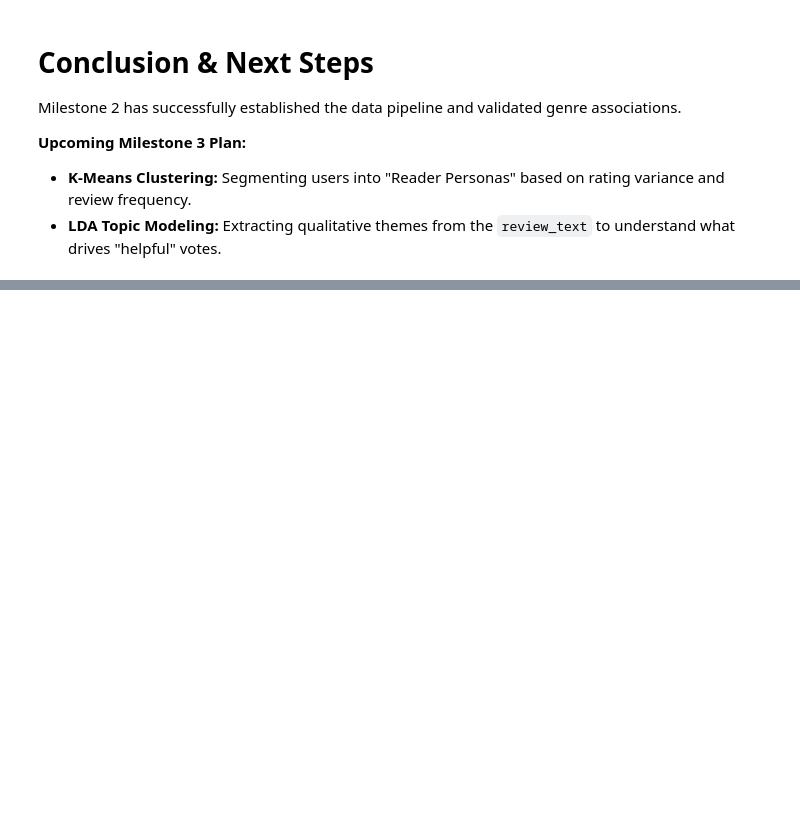
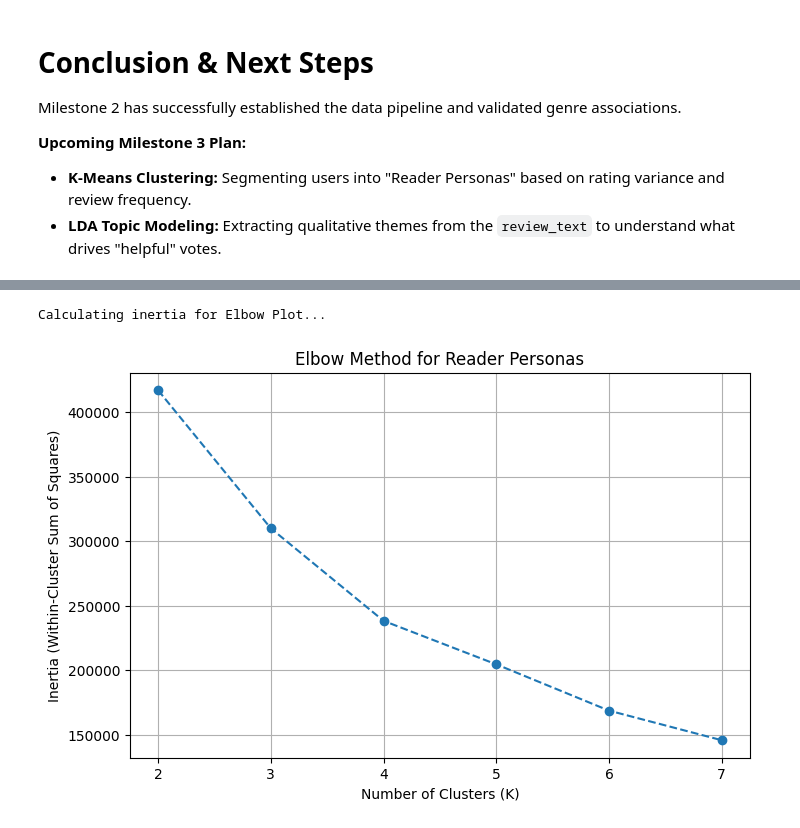
Before and after one commit to crystalstorm466/cs4412-project, a Jupyter notebook: notebooks/Data Mining Project.ipynb, the cells around one changed output, grey strips where cells are left out. Saved outputs shown, nothing was run; the diff lists cells and outputs as text; code cells hidden in the pictures; blank space fills up the shorter version.

```diff
--- a/notebooks/Data Mining Project.ipynb
+++ b/notebooks/Data Mining Project.ipynb
@@ -851,0 +877,18 @@ Milestone 2 has successfully established the data pipeline and validated genre a
+# %%
+import pandas as pd
+import numpy as np
+
+df_reviews = pd.read_csv('../data/03_extractedreviews.csv')
+
+print("Aggregating user metrics")
+user_features = df_reviews.groupby('user_id').agg(
+    review_frequency=('book_id', 'count'), # How many books did they rate?
+    avg_rating=('rating', 'mean'),         # Are they a harsh critic or generous?
+    rating_variance=('rating', 'var')      # Do they use the whole 1-5 scale?
+).reset_index()
+
+user_features['rating_variance'] = user_features['rating_variance'].fillna(0) # users w/ only one review has a rating variance of NaN
+user_features = user_features[user_features['review_frequency'] >= 3] # filter out outliers that only have 3
+
+print(f"Extracted features for {len(user_features)} unique readers.")
+display(user_features.head())
@@ -851,0 +904,31 @@ Milestone 2 has successfully established the data pipeline and validated genre a
+# %%
+from sklearn.preprocessing import StandardScaler
+from sklearn.cluster import KMeans
+import matplotlib.pyplot as plt
+
+features_to_clus = ['review_frequency', 'avg_rating', 'rating_variance']
+X = user_features[features_to_clus]
+
+scaler = StandardScaler()
+X_scaled = scaler.fit_transform(X)
+
+inertia = []
+K_range = range(2,8)
+
+print("Calculating inertia for Elbow Plot...")
+for k in K_range:
+    kmeans = KMeans(n_clusters=k, random_state=42, n_init=10)
+    kmeans.fit(X_scaled)
+    inertia.append(kmeans.inertia_)
+
+# 4. Plot the Elbow
+plt.figure(figsize=(8, 5))
+plt.plot(K_range, inertia, marker='o', linestyle='--')
+plt.title('Elbow Method for Reader Personas')
+plt.xlabel('Number of Clusters (K)')
+plt.ylabel('Inertia (Within-Cluster Sum of Squares)')
+plt.grid(True)
+plt.show()
+# %% [output]
+Calculating inertia for Elbow Plot...
+[figure, added]
```
Also changed, not shown: parts of 10 cells of this notebook, 1 other file.
